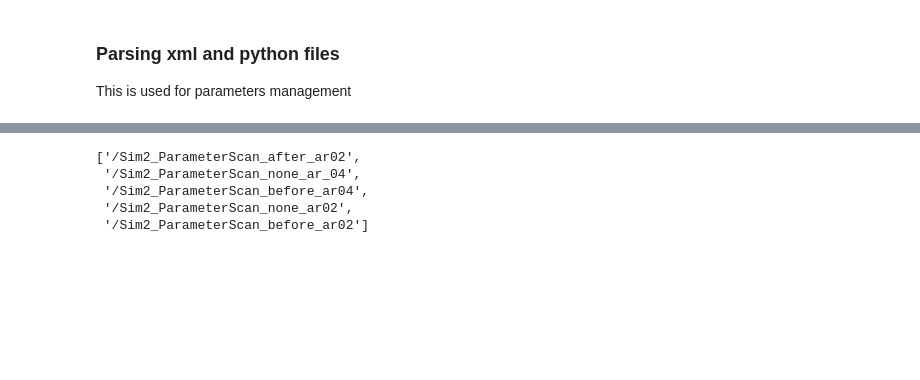
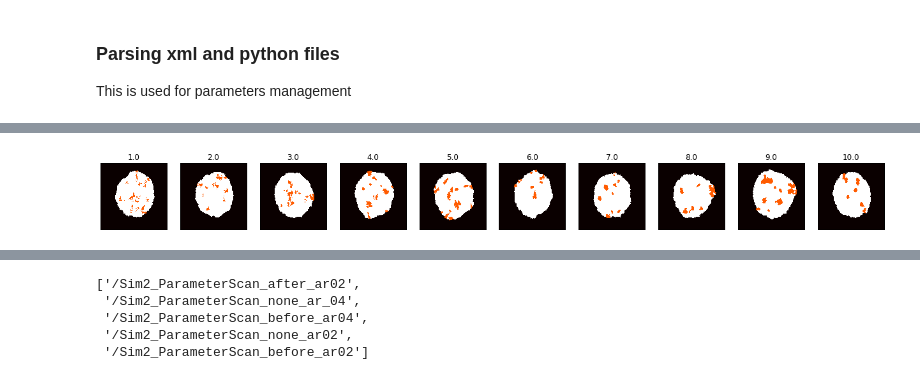
Before and after one commit to glyg/CancerStemCells_GGH, a Jupyter notebook: Notebooks/CompuCell3D simulations Importer.ipynb, the cells around one changed output, grey strips where cells are left out. Saved outputs shown, nothing was run; the diff lists cells and outputs as text; code cells hidden in the pictures; blank space fills up the shorter version.

```diff
--- a/Notebooks/CompuCell3D simulations Importer.ipynb
+++ b/Notebooks/CompuCell3D simulations Importer.ipynb
@@ -388,0 +44,26 @@ for tumor, style in zip(tumors.values(), ['o-', 's-', 'v-', 'd-', '^-', 'o-', 's
+# %%
+collected = {}
+
+DATA_ROOT_base = '/home/guillaume/CC3DWorkspace/Sim2_ParameterScan_'
+suffixes = ['{}_Ps{}'.format(a, b) for a in ['none', 'before', 'after']
+            for b in ['0.5', '0.6', '0.7', '0.8']]
+# %%
+i = 0
+# %%
+DATA_ROOT = DATA_ROOT_base + suffixes[i]
+sim_name = suffixes[i]
+
+tumors = parse_data_dir(DATA_ROOT)
+# %%
+pix_width = 2048
+pix_height = 800
+dpi = 90
+
+frame_num = -1
+f_size_i = (pix_width/dpi, pix_height/dpi)
+
+fig, axes = show_type(tumors, frame_num, f_size_i)
+
+plt.savefig('types_{}.svg'.format(sim_name))
+# %% [output]
+[figure, added]
```
Also changed, not shown: parts of 24 cells of this notebook, 6 other files.
